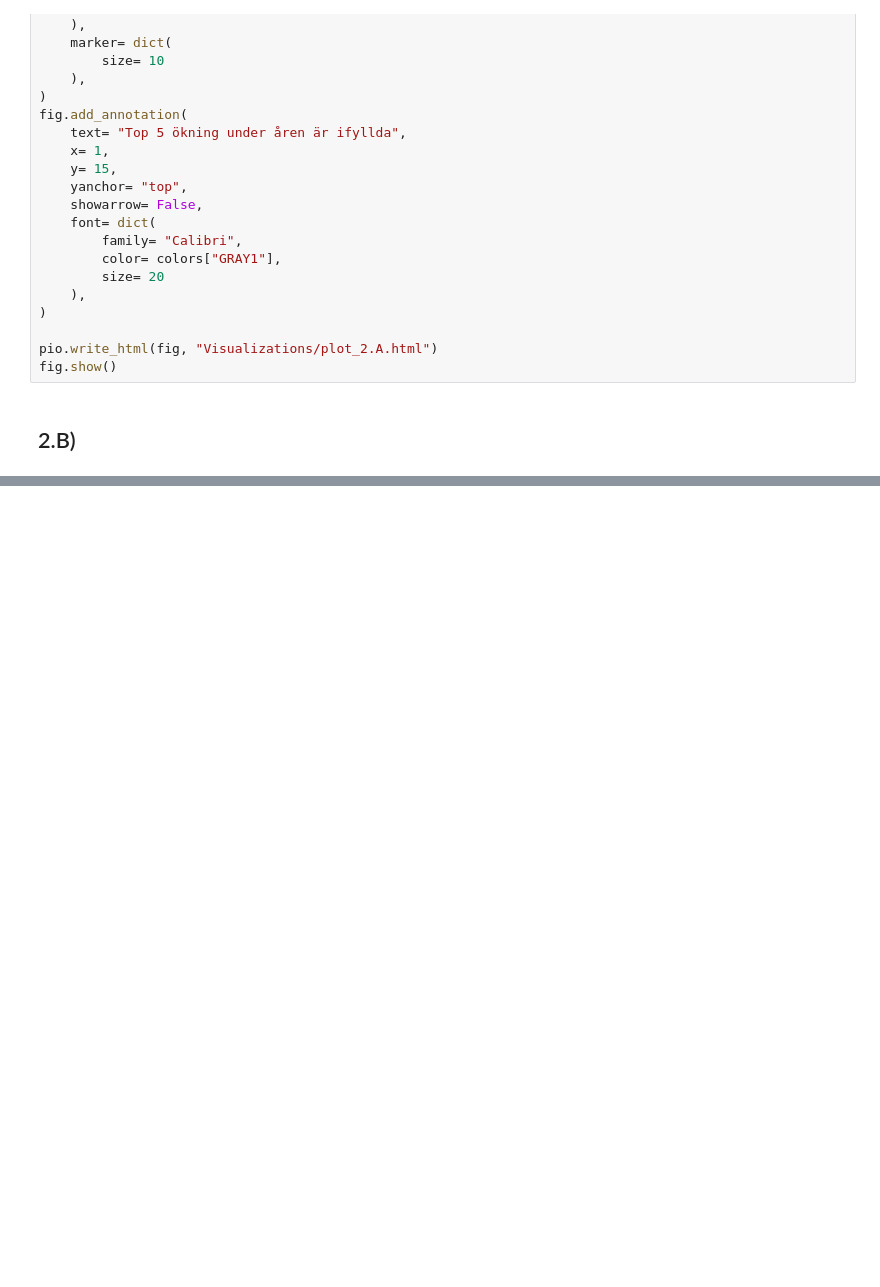
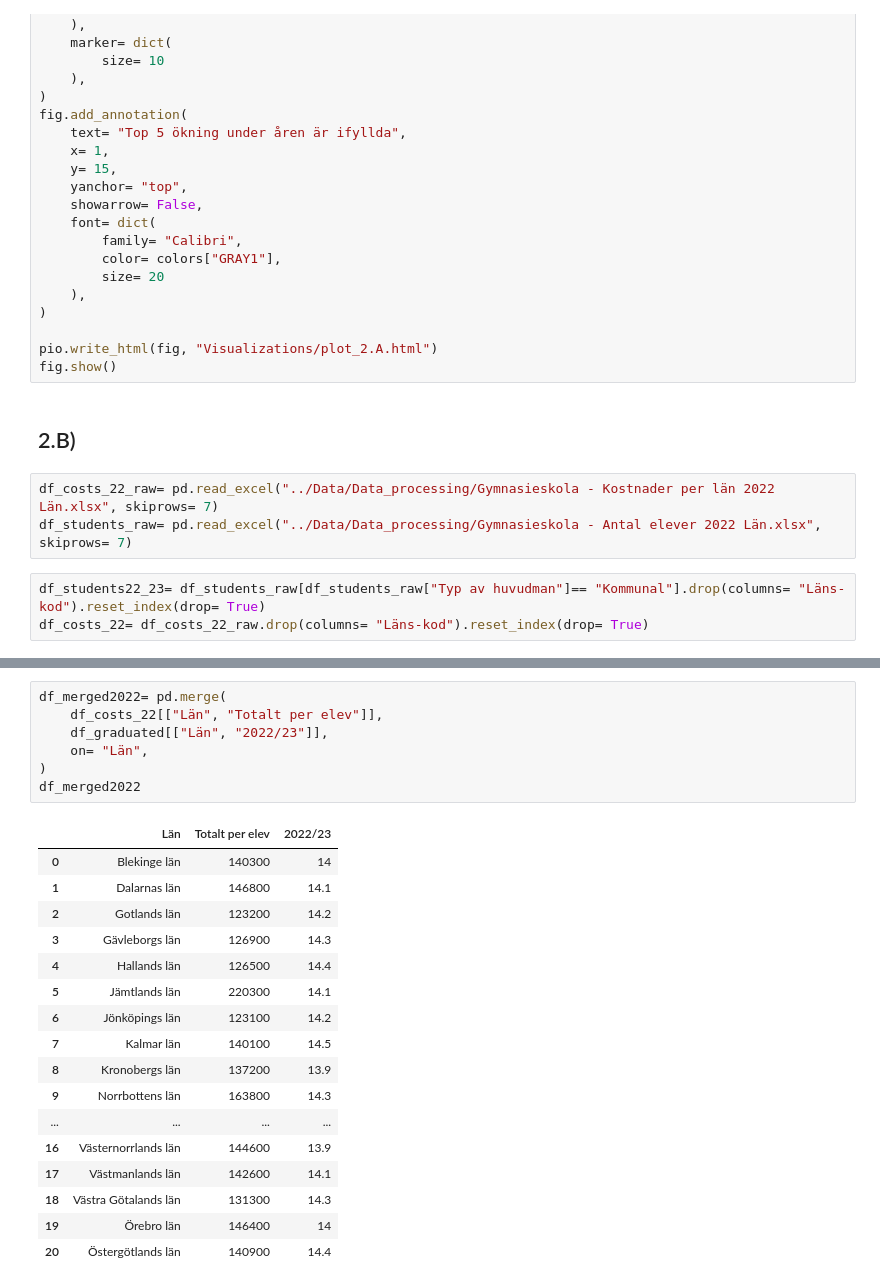
Before and after one commit to MiltonOberg/Python-Milton--sterberg-OPA23, a Jupyter notebook: Laboration2/Labb2.ipynb, the cells around one changed output, grey strips where cells are left out. Drawn from its saved outputs; the diff is of its cells as text; blank space fills up the shorter version.

```diff
--- a/Laboration2/Labb2.ipynb
+++ b/Laboration2/Labb2.ipynb
@@ -479,3 +481,9 @@ pio.write_html(fig, "Visualizations/plot_2.A.html")
 fig.show()
 # %% [markdown]
 ## 2.B)
+# %%
+df_costs_22_raw= pd.read_excel("../Data/Data_processing/Gymnasieskola - Kostnader per län 2022 Län.xlsx", skiprows= 7)
+df_students_raw= pd.read_excel("../Data/Data_processing/Gymnasieskola - Antal elever 2022 Län.xlsx", skiprows= 7)
+# %%
+df_students22_23= df_students_raw[df_students_raw["Typ av huvudman"]== "Kommunal"].drop(columns= "Läns-kod").reset_index(drop= True)
+df_costs_22= df_costs_22_raw.drop(columns= "Läns-kod").reset_index(drop= True)
@@ -481,0 +508,25 @@ fig.show()
+# %%
+df_merged2022= pd.merge(
+    df_costs_22[["Län", "Totalt per elev"]],
+    df_graduated[["Län", "2022/23"]],
+    on= "Län",
+)
+df_merged2022
+# %% [output]
+|  | Län | Totalt per elev | 2022/23 |
+| 0 | Blekinge län | 140300 | 14 |
+| 1 | Dalarnas län | 146800 | 14.1 |
+| 2 | Gotlands län | 123200 | 14.2 |
+| 3 | Gävleborgs län | 126900 | 14.3 |
+| 4 | Hallands län | 126500 | 14.4 |
+| 5 | Jämtlands län | 220300 | 14.1 |
+| 6 | Jönköpings län | 123100 | 14.2 |
+| 7 | Kalmar län | 140100 | 14.5 |
+| 8 | Kronobergs län | 137200 | 13.9 |
+| 9 | Norrbottens län | 163800 | 14.3 |
+| ... | ... | ... | ... |
+| 16 | Västernorrlands län | 144600 | 13.9 |
+| 17 | Västmanlands län | 142600 | 14.1 |
+| 18 | Västra Götalands län | 131300 | 14.3 |
+| 19 | Örebro län | 146400 | 14 |
+| 20 | Östergötlands län | 140900 | 14.4 |
```
Also changed, not shown: parts of 6 cells of this notebook, 6 other files.
